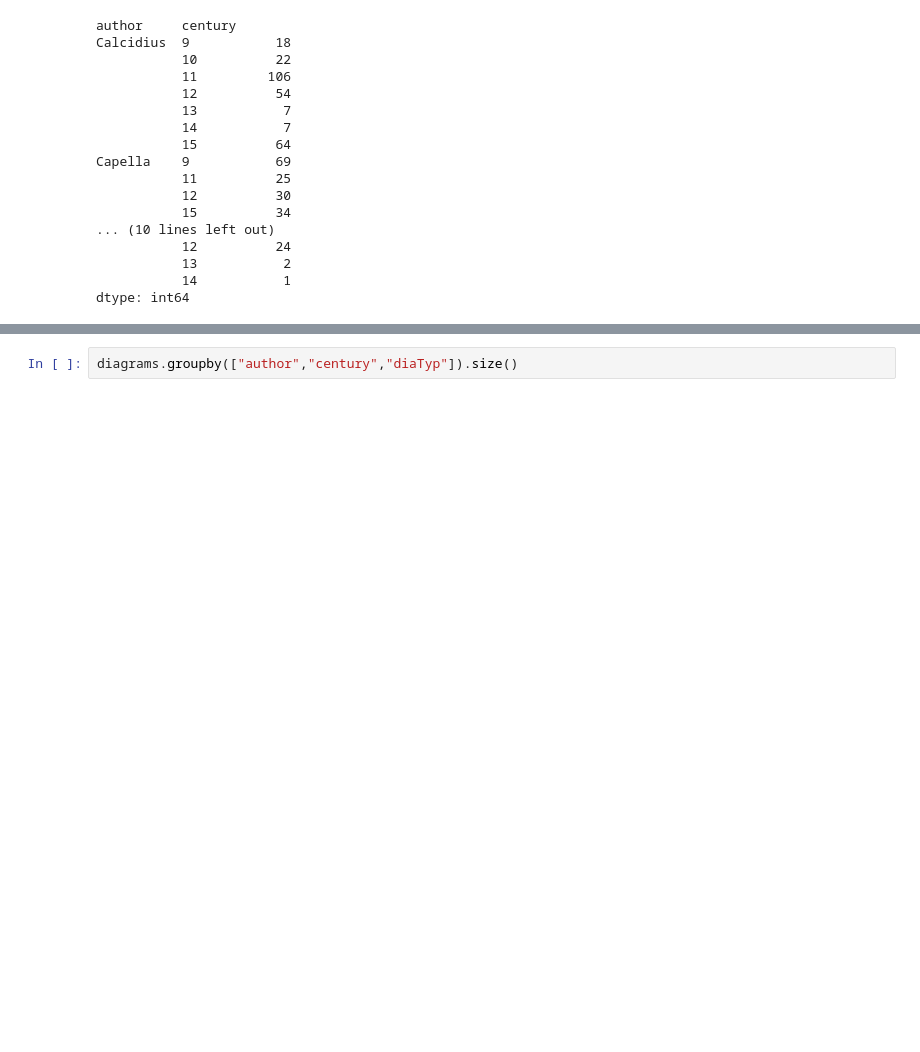
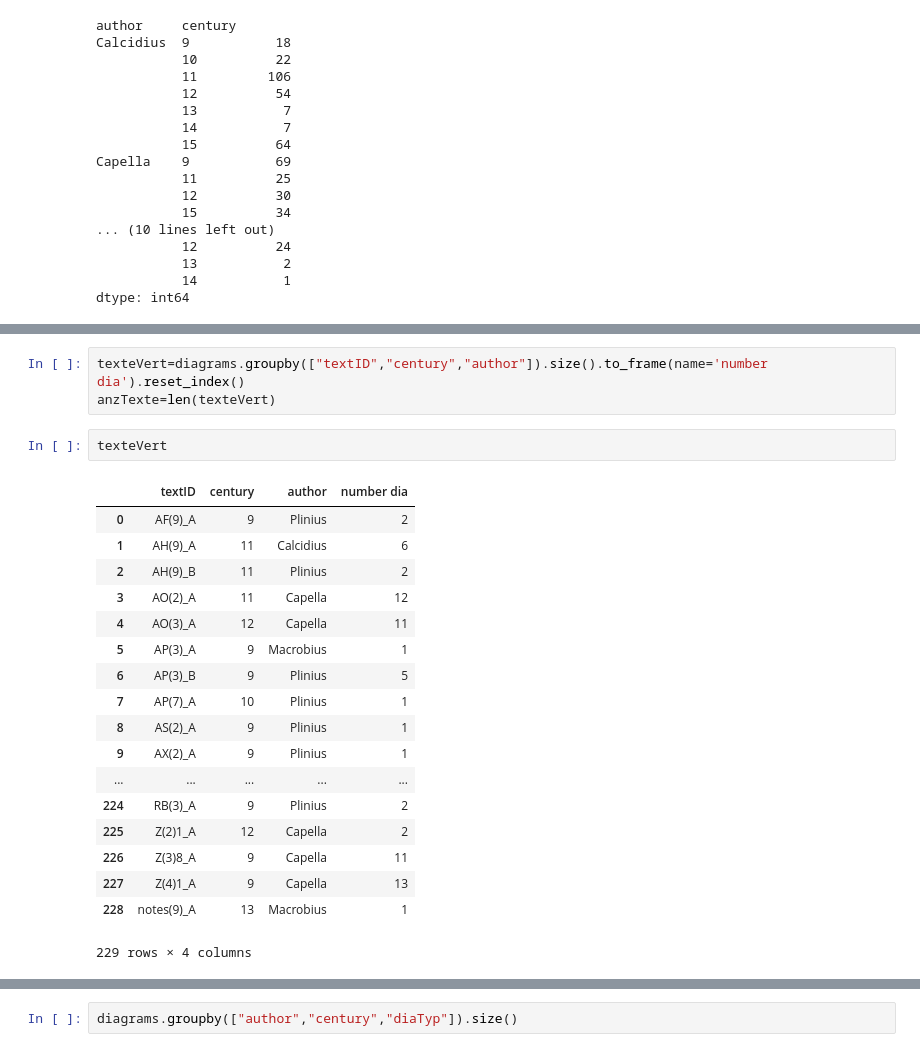
Before and after one commit to computational-humanities/topoi, a Jupyter notebook: projects/medievaldiagrams/Notebooks/MedDataframes.ipynb, the cells around one changed output, grey strips where cells are left out. Cells and saved outputs as stored; diff of their text form; blank space fills up the shorter version.

```diff
--- a/projects/medievaldiagrams/Notebooks/MedDataframes.ipynb
+++ b/projects/medievaldiagrams/Notebooks/MedDataframes.ipynb
@@ -203,0 +225,24 @@ dtype: int64
+# %%
+texteVert=diagrams.groupby(["textID","century","author"]).size().to_frame(name='number dia').reset_index()
+anzTexte=len(texteVert)
+# %%
+texteVert
+# %% [output]
+|  | textID | century | author | number dia |
+| 0 | AF(9)_A | 9 | Plinius | 2 |
+| 1 | AH(9)_A | 11 | Calcidius | 6 |
+| 2 | AH(9)_B | 11 | Plinius | 2 |
+| 3 | AO(2)_A | 11 | Capella | 12 |
+| 4 | AO(3)_A | 12 | Capella | 11 |
+| 5 | AP(3)_A | 9 | Macrobius | 1 |
+| 6 | AP(3)_B | 9 | Plinius | 5 |
+| 7 | AP(7)_A | 10 | Plinius | 1 |
+| 8 | AS(2)_A | 9 | Plinius | 1 |
+| 9 | AX(2)_A | 9 | Plinius | 1 |
+| ... | ... | ... | ... | ... |
+| 224 | RB(3)_A | 9 | Plinius | 2 |
+| 225 | Z(2)1_A | 12 | Capella | 2 |
+| 226 | Z(3)8_A | 9 | Capella | 11 |
+| 227 | Z(4)1_A | 9 | Capella | 13 |
+| 228 | notes(9)_A | 13 | Macrobius | 1 |
+229 rows × 4 columns
```
Also changed, not shown: parts of 10 cells of this notebook, 2 other files.
